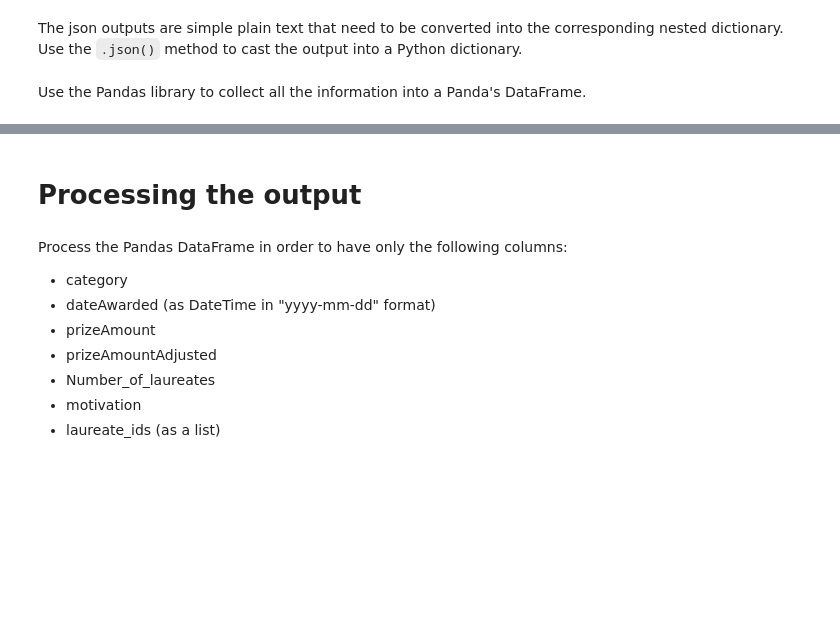
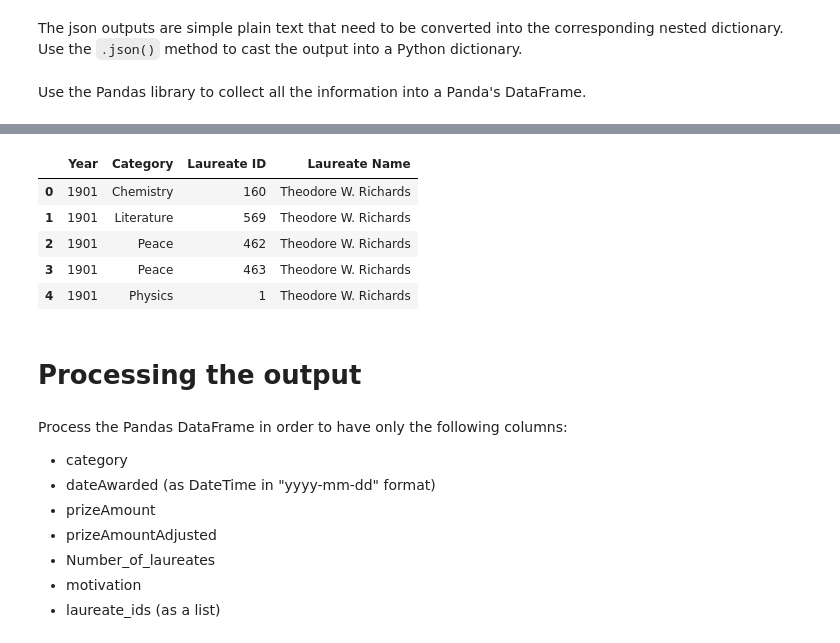
Before and after one commit to isg75/lab-apis, a Jupyter notebook: lab_apis.ipynb, the cells around one changed output, grey strips where cells are left out. Drawn from its saved outputs; the diff is of its cells as text; code cells hidden in the pictures; blank space fills up the shorter version.

```diff
--- a/lab_apis.ipynb
+++ b/lab_apis.ipynb
@@ -50,0 +37,3 @@ There are 670 nobel prize awards
+# %%
+data = response.json()
+display(data)
@@ -51,3 +58,32 @@ There are 670 nobel prize awards
+# %%
+nobel_prizes_list = []
+# %%
+for prize in data['nobelPrizes']:
+    year = prize['awardYear']
+    category = prize['category']['en']
+
+    for laureate in prize.get('laureates', []):
+        laureate_id = laureate['id']
+        known_name = laureate.get('knownName')
+
+
+        # Append the data to the list
+        nobel_prizes_list.append({
+            "Year": year,
+            "Category": category,
+            "Laureate ID": laureate_id,
+            "Laureate Name": first_name,
+        })
+
+nobel_prizes_df = pd.DataFrame(nobel_prizes_list)
+nobel_prizes_df.head()
+# %% [output]
+|  | Year | Category | Laureate ID | Laureate Name |
+| 0 | 1901 | Chemistry | 160 | Theodore W. Richards |
+| 1 | 1901 | Literature | 569 | Theodore W. Richards |
+| 2 | 1901 | Peace | 462 | Theodore W. Richards |
+| 3 | 1901 | Peace | 463 | Theodore W. Richards |
+| 4 | 1901 | Physics | 1 | Theodore W. Richards |
 # %% [markdown]
 # Processing the output
 # %% [markdown]
```
Also changed, not shown: parts of 7 cells of this notebook.
